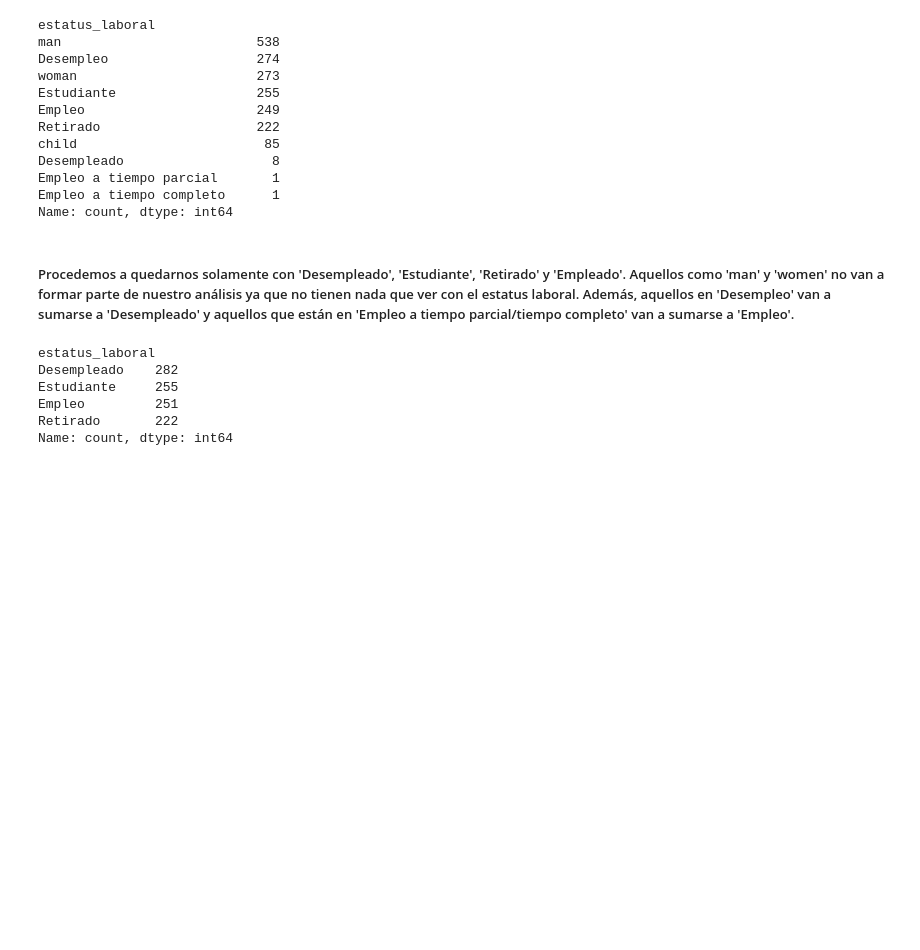
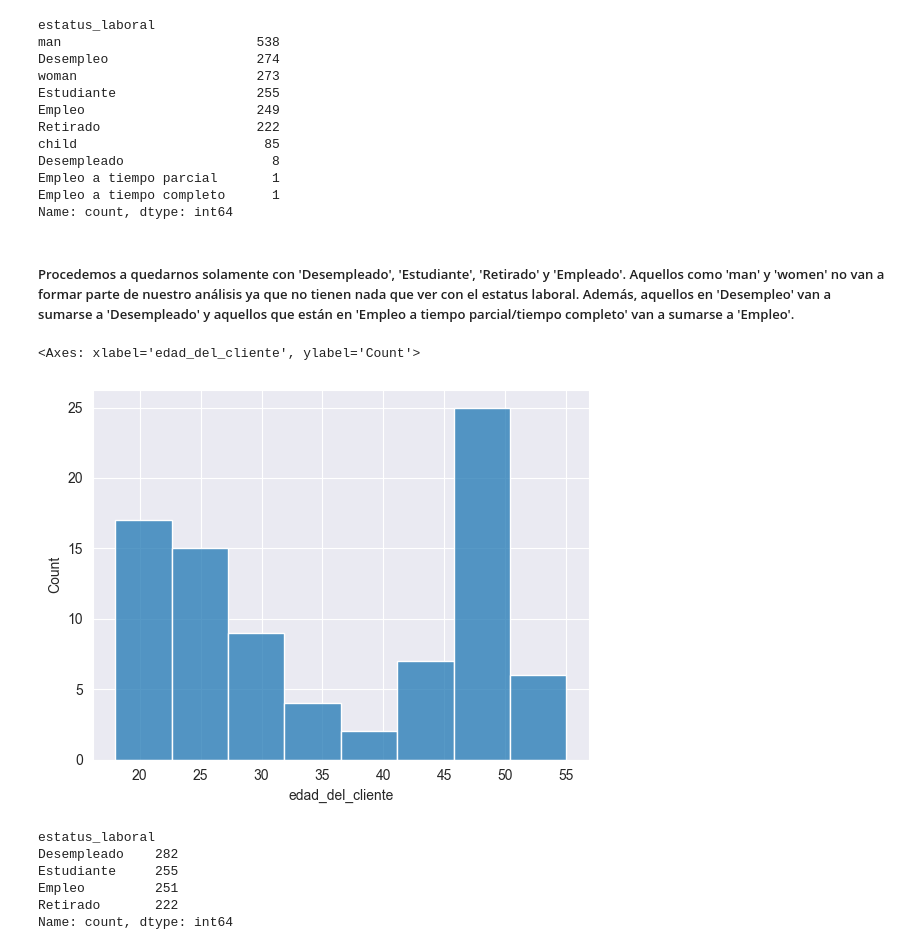
Before and after one commit to lnastri25/POO_UCEMA, a Jupyter notebook: modelos_segundo_parcial/credit_risk/riesgo_crediticio.ipynb, the cells around one changed output. Drawn from its saved outputs; the diff is of its cells as text; code cells hidden in the pictures; blank space fills up the shorter version.

```diff
--- a/modelos_segundo_parcial/credit_risk/riesgo_crediticio.ipynb
+++ b/modelos_segundo_parcial/credit_risk/riesgo_crediticio.ipynb
@@ -409,6 +416,11 @@ Empleo a tiempo completo      1
 Name: count, dtype: int64
 # %% [markdown]
 ##### Procedemos a quedarnos solamente con 'Desempleado', 'Estudiante', 'Retirado' y 'Empleado'. Aquellos como 'man' y 'women' no van a formar parte de nuestro análisis ya que no tienen nada que ver con el estatus laboral. Además, aquellos en 'Desempleo' van a sumarse a 'Desempleado' y aquellos que están en 'Empleo a tiempo parcial/tiempo completo' van a sumarse a 'Empleo'.
+# %%
+sns.histplot(df_credit_risk[df_credit_risk["estatus_laboral"] == "child"][ "edad_del_cliente"])
+# %% [output]
+<Axes: xlabel='edad_del_cliente', ylabel='Count'>
+[figure, added]
 # %%
 def clean_estatus_laboral(df, column):
     mapping = {'Desempleo': 'Desempleado',
```
Also changed, not shown: parts of 47 cells of this notebook, 3 other files.
